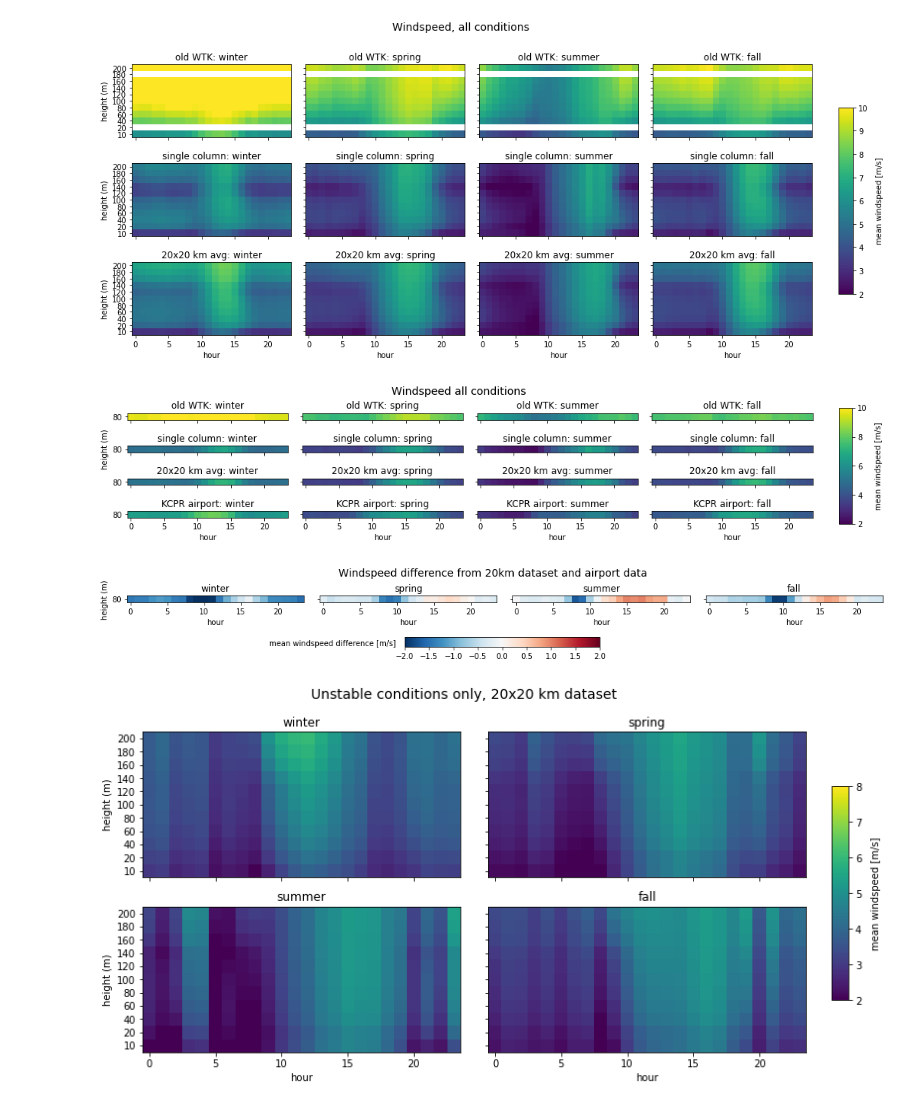
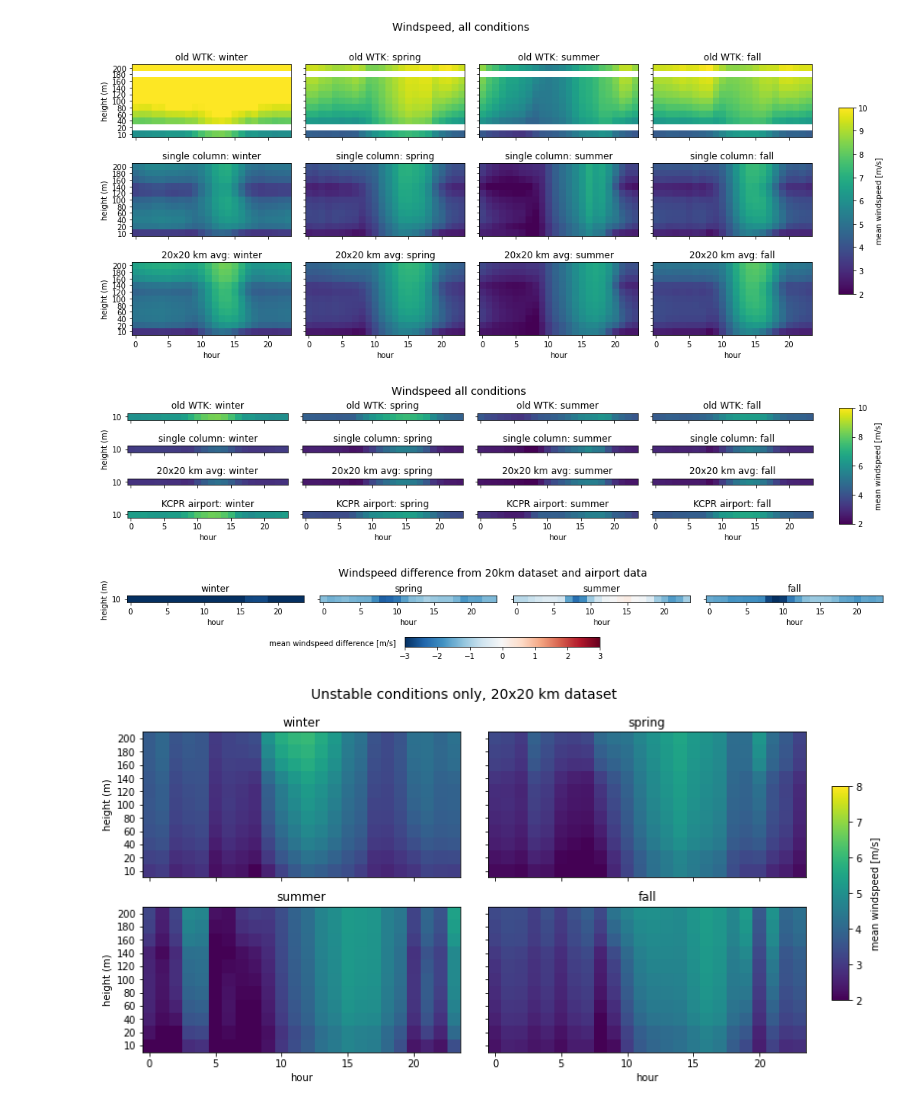
Before and after one commit to rthedin/assessment, a Jupyter notebook: datasets/WINDToolkit/WTKupdate2017_2018.ipynb, the cells around one changed output. Drawn from its saved outputs; the diff is of its cells as text; code cells hidden in the pictures.

```diff
--- a/datasets/WINDToolkit/WTKupdate2017_2018.ipynb
+++ b/datasets/WINDToolkit/WTKupdate2017_2018.ipynb
@@ -478,10 +503,10 @@ ax[0,2].set_title(r'20x20 km avg $z/L$, $z=2$ m', fontsize='x-large')
 
 for i, df in enumerate([dfold,dfsc,df20km]):
     ax[0,i].hist(df['zoverL_2m'].xs(2,level='height'), bins=np.arange(-1, 8, 0.1))
-    ax[0,i].set_ylabel('occurences')
+    ax[0,i].set_ylabel('hours')
     ax[0,i].set_ylim([0,7000])
 
     ax[1,i].hist(df['zoverL_2m'].xs(2,level='height'), bins=np.arange(-0.3, 1, 0.02))
-    ax[1,i].set_xlabel('z/L [-]');  ax[1,i].set_ylabel('occurences')
+    ax[1,i].set_xlabel('z/L [-]');  ax[1,i].set_ylabel('hours')
     ax[1,i].set_ylim([0,2750]); ax[1,i].set_xlim([-0.3,1])
 # %% [output]
@@ -500,6 +525,6 @@ for d, df in enumerate([dfold,dfsc,df20km]):
     for i, h in enumerate(counts):
         ax[d].text(i,h+250,f'({Lranges[i]:g},{Lranges[i+1]:g}]',fontdict={'color':'r'},horizontalalignment='center')
     #ax[d].text(0.05,0.95,'$L$ bins indicated in red', verticalalignment='top', transform=ax[d].transAxes)
-    ax[d].set_ylabel('occurences')
+    ax[d].set_ylabel('hours')
     ax[d].grid(axis='y')
 # %% [output]
@@ -525,9 +550,9 @@ for i,df in enumerate([dfold, dfsc,df20km]):
     heatfluxU = df['hfx_Kms'].loc[(df['stability']=='U') | (df['stability']=='VU')].xs(0,level='height')
 
     ax[0,i].hist(heatfluxAll, bins=100)
-    ax[0,i].set_ylabel('occurences')
+    ax[0,i].set_ylabel('hours')
 
     ax[1,i].hist(heatfluxU, bins=100)
     ax[1,i].set_xlabel('heat flux [K-m/s]')
-    ax[1,i].set_ylabel('occurences')
+    ax[1,i].set_ylabel('hours')
 # %% [output]
@@ -612,6 +637,8 @@ for axi in ax[1,:]:
 [figure]
 # %%
 # Wind speed over the seasons, at every height for every hour
+zcomp = 10
+
 fig, ax = plt.subplots(nrows=4, ncols=4, sharex=True, sharey=True, figsize=(16,3))
 fig.suptitle('Windspeed all conditions',fontsize=14)
 fig.subplots_adjust(hspace=0.18, wspace=0.09)
@@ -622,7 +649,7 @@ for d,df in enumerate([dfold,dfsc,df20km]):
         ws = np.zeros(shape=(1,len(hours_u)))
         for (j,h) in enumerate(hours_u):
             try:
-                ws[0,j] = seasonaldata.loc[(s,h,zhub)]['windspeed']
+                ws[0,j] = seasonaldata.loc[(s,h,zcomp)]['windspeed']
             except KeyError:
                 ws[0,j] = np.nan
         p = ax[d,s].imshow(ws[:,:], origin='lower',vmin=2, vmax=10)
@@ -644,43 +671,43 @@ for axi in ax[-1,:]:
 ax[1,0].set_ylabel('height (m)')
 for axi in ax[:,-1]:
     axi.set_yticks([0])
-    axi.set_yticklabels([zhub])
+    axi.set_yticklabels([zcomp])
 # %% [output]
-[figure, old version]
+[figure, new version]
 # %%
 # Deviation of Wind speed from the airport data
 fig, ax = plt.subplots(nrows=1, ncols=4, sharex=True, sharey=True, figsize=(18,1.2))
 fig.suptitle('Windspeed difference from 20km dataset and airport data',fontsize=14)
 fig.subplots_adjust(hspace=0.18, wspace=0.09)
 
 seasonaldata20 = df20km.groupby(['season','hour','height']).mean()
 seasonaldataWY = dfcasp.groupby(['season','hour']).mean()
 for s in range(4):
     ws20 = np.zeros(shape=(1,len(hours_u)))
     wsWY = np.zeros(shape=(1,len(hours_u)))
 
     for (j,h) in enumerate(hours_u):
         try:
-            ws20[0,j] = seasonaldata20.loc[(s,h,zhub)]['windspeed']
+            ws20[0,j] = seasonaldata20.loc[(s,h,zcomp)]['windspeed']
         except KeyError:
             ws20[0,j] = np.nan
     wsWY[0,:] = seasonaldataWY.loc[(s,slice(None))]['windspeed']
 
-    p = ax[s].imshow(ws20-wsWY, origin='lower',vmin=-2, vmax=2, cmap='RdBu_r')
+    p = ax[s].imshow(ws20-wsWY, origin='lower',vmin=-3, vmax=3, cmap='RdBu_r')
 
     ax[s].set_title(f'{season_names[s]}')
 
 # set titles, labels and colorbar
 cb_ax = fig.add_axes([0.41,-0.23,0.2, 0.15]);  cbar = fig.colorbar(p, cax = cb_ax, orientation='horizontal')
 cb_ax.set_ylabel('mean windspeed difference [m/s]',labelpad=180, rotation=0, loc='bottom')
 for axi in ax:
     axi.set_xlabel('hour')
 ax[0].set_ylabel('height (m)')
 for axi in ax[:]:
     axi.set_yticks([0])
-    axi.set_yticklabels([zhub])
+    axi.set_yticklabels([zcomp])
 # %% [output]
-[figure, old version]
+[figure, new version]
 # %%
 # Unstable only
 
```
Also changed, not shown: parts of 23 cells of this notebook.
